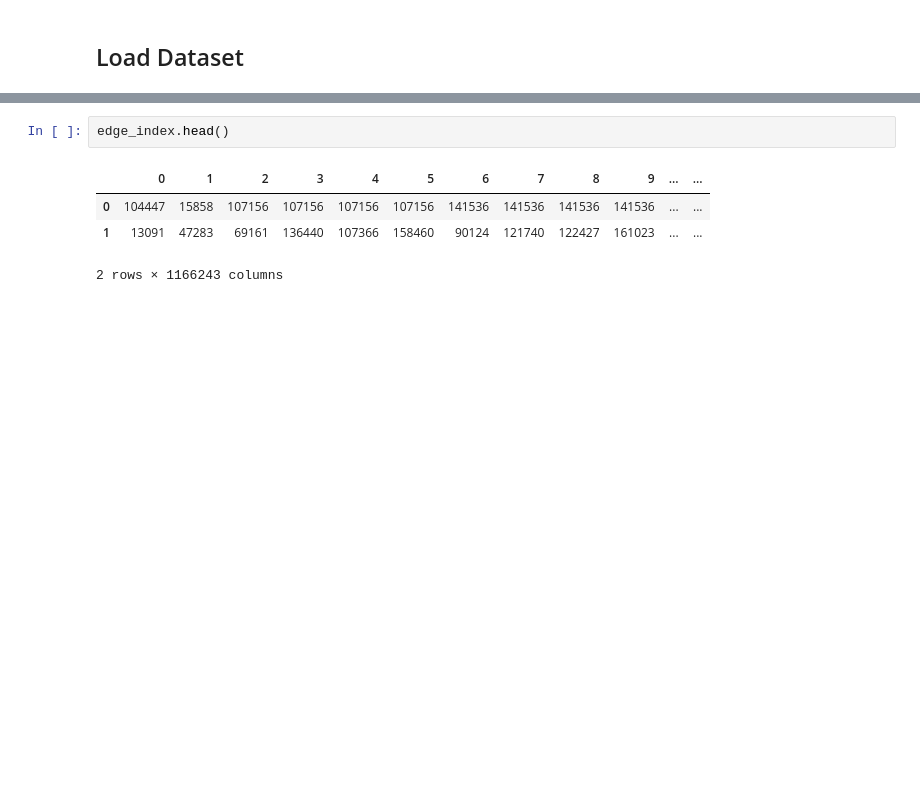
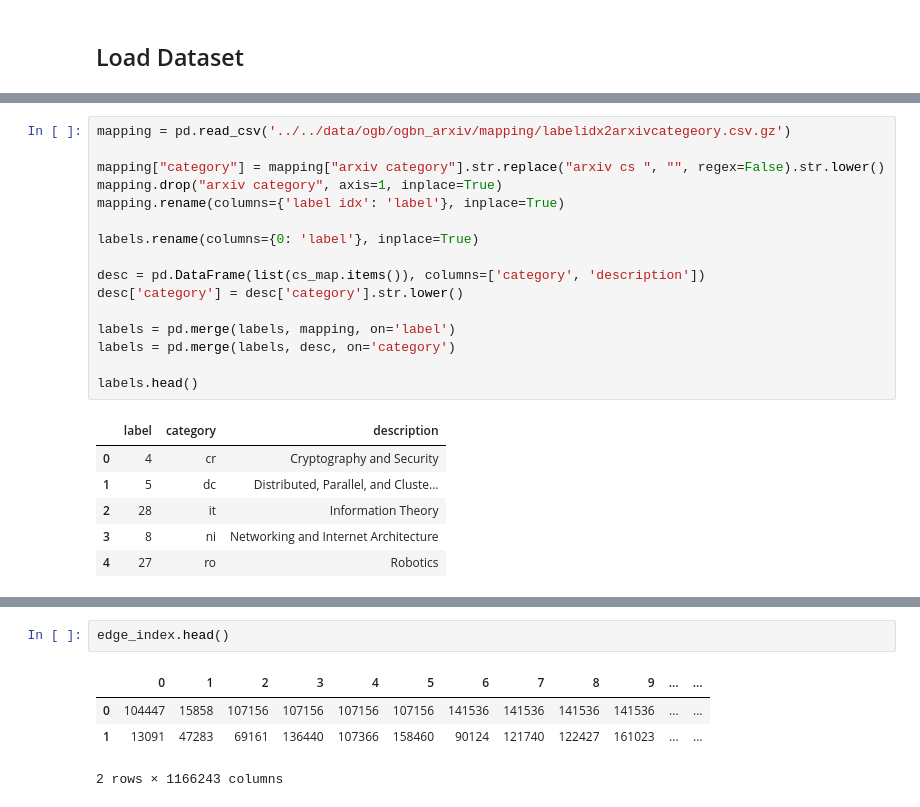
Before and after one commit to CodingWithJoseph/ClassificationBenchmarks, a Jupyter notebook: notebooks/ogb/01_eda_overview.ipynb, the cells around one changed output, grey strips where cells are left out. Cells and saved outputs as stored; diff of their text form; blank space fills up the shorter version.

```diff
--- a/notebooks/ogb/01_eda_overview.ipynb
+++ b/notebooks/ogb/01_eda_overview.ipynb
@@ -27,0 +133,23 @@ node_feat['label'] = labels.flatten()
+# %%
+mapping = pd.read_csv('../../data/ogb/ogbn_arxiv/mapping/labelidx2arxivcategeory.csv.gz')
+
+mapping["category"] = mapping["arxiv category"].str.replace("arxiv cs ", "", regex=False).str.lower()
+mapping.drop("arxiv category", axis=1, inplace=True)
+mapping.rename(columns={'label idx': 'label'}, inplace=True)
+
+labels.rename(columns={0: 'label'}, inplace=True)
+
+desc = pd.DataFrame(list(cs_map.items()), columns=['category', 'description'])
+desc['category'] = desc['category'].str.lower()
+
+labels = pd.merge(labels, mapping, on='label')
+labels = pd.merge(labels, desc, on='category')
+
+labels.head()
+# %% [output]
+|  | label | category | description |
+| 0 | 4 | cr | Cryptography and Security |
+| 1 | 5 | dc | Distributed, Parallel, and Cluste... |
+| 2 | 28 | it | Information Theory |
+| 3 | 8 | ni | Networking and Internet Architecture |
+| 4 | 27 | ro | Robotics |
```
Also changed, not shown: parts of 32 cells of this notebook, 5 other files.
